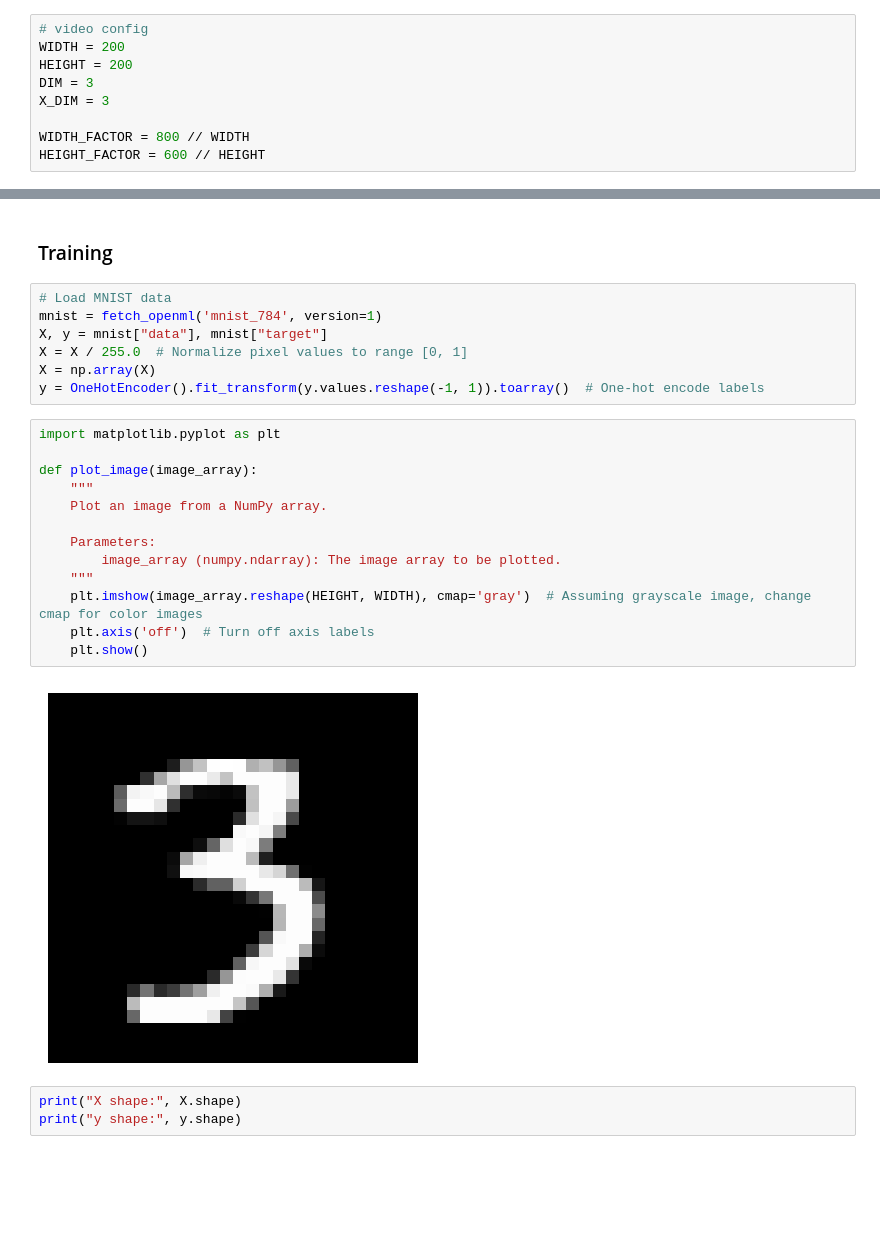
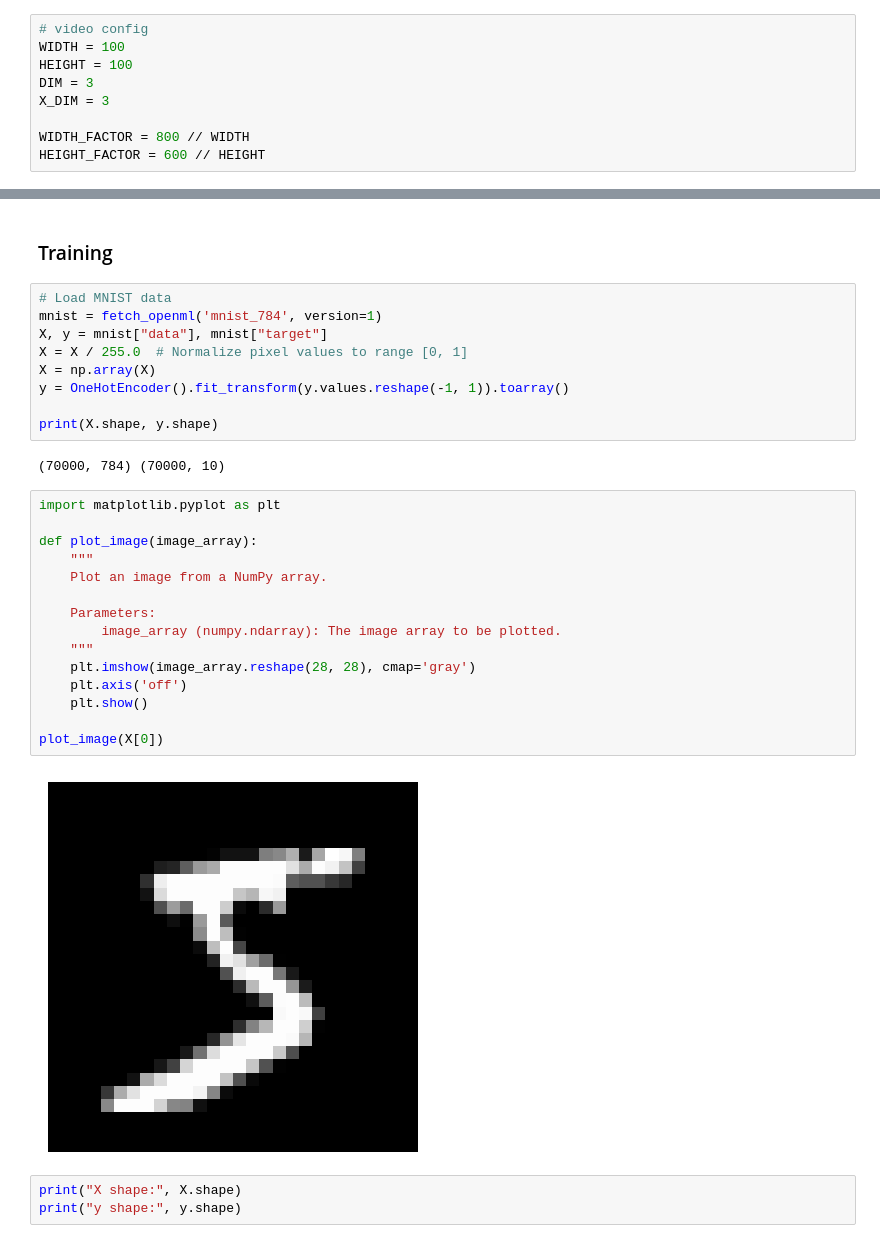
Before and after one commit to MehdiGhorb/object_tracking, a Jupyter notebook: rc.ipynb, the cells around one changed output, grey strips where cells are left out. Saved outputs shown, nothing was run; the diff lists cells and outputs as text; blank space fills up the shorter version.

```diff
--- a/rc.ipynb
+++ b/rc.ipynb
@@ -18,8 +18,8 @@ from tqdm import tqdm
 import glob
 # %%
 # video config
-WIDTH = 200
-HEIGHT = 200
+WIDTH = 100
+HEIGHT = 100
 DIM = 3
 X_DIM = 3
 
@@ -201,22 +221,28 @@ mnist = fetch_openml('mnist_784', version=1)
 X, y = mnist["data"], mnist["target"]
 X = X / 255.0  # Normalize pixel values to range [0, 1]
 X = np.array(X)
-y = OneHotEncoder().fit_transform(y.values.reshape(-1, 1)).toarray()  # One-hot encode labels
+y = OneHotEncoder().fit_transform(y.values.reshape(-1, 1)).toarray()
+
+print(X.shape, y.shape)
+# %% [output]
+(70000, 784) (70000, 10)
 # %%
 import matplotlib.pyplot as plt
 
 def plot_image(image_array):
     """
     Plot an image from a NumPy array.
 
     Parameters:
         image_array (numpy.ndarray): The image array to be plotted.
     """
-    plt.imshow(image_array.reshape(HEIGHT, WIDTH), cmap='gray')  # Assuming grayscale image, change cmap for color images
-    plt.axis('off')  # Turn off axis labels
+    plt.imshow(image_array.reshape(28, 28), cmap='gray')
+    plt.axis('off')
     plt.show()
+
+plot_image(X[0])
 # %% [output]
-[figure, old version]
+[figure, new version]
 # %%
 print("X shape:", X.shape)
 print("y shape:", y.shape)
```
Also changed, not shown: parts of 31 cells of this notebook, 4 other files.
